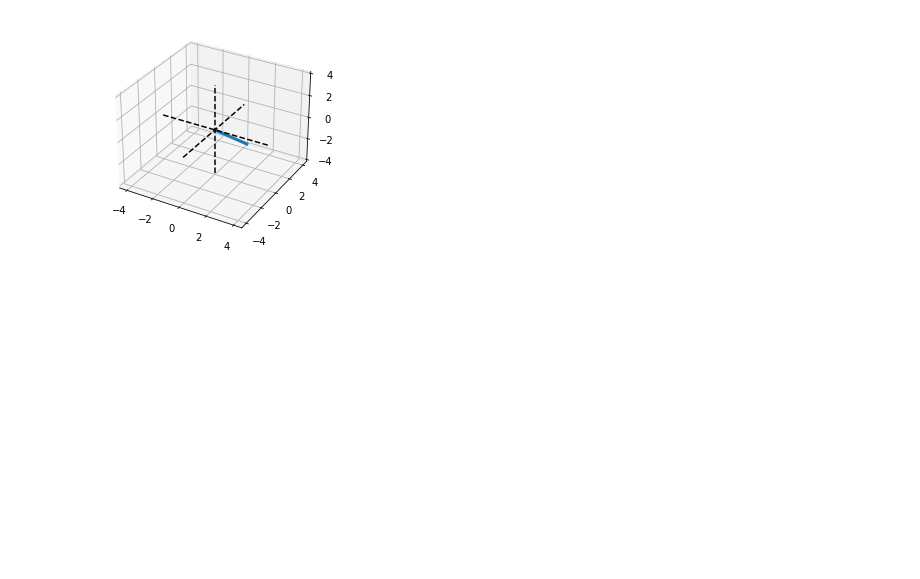
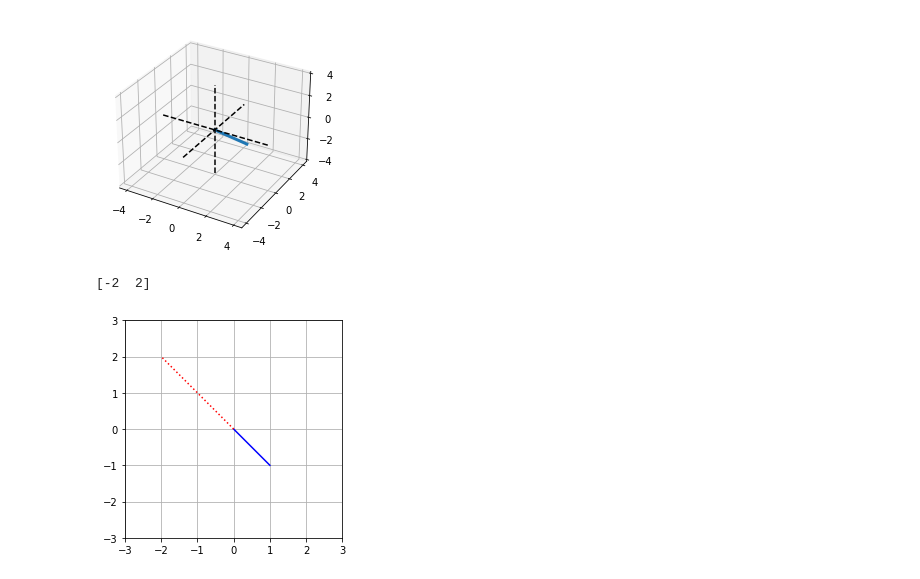
Before and after one commit to AdamKinyua/linear_algebra, a Jupyter notebook: plotting_2_3_D_graphs_jupyter.ipynb, the cells around one changed output. Drawn from its saved outputs; the diff is of its cells as text; code cells hidden in the pictures; blank space fills up the shorter version.

```diff
--- a/plotting_2_3_D_graphs_jupyter.ipynb
+++ b/plotting_2_3_D_graphs_jupyter.ipynb
@@ -35,3 +36,22 @@ ax.plot([-4,4], [0,0], [0,0], 'k--')
 plt.show()
 # %% [output]
 [figure]
+# %%
+# Vector scalar multiplication
+vector_1 = np.array([1, -1])
+l = -2 # l is a  scalar
+vector_1m = vector_1*l
+print(vector_1m) # m for modulated or altered
+
+#plotting
+plt.plot([0, vector_1[0]], [0, vector_1[1]], 'b', label='v1')
+plt.plot([0, vector_1m[0]], [0, vector_1m[1]], 'r:', label='\lambda vector_v1')
+
+plt.axis('square')
+axlim = max([abs(max(vector_1)), abs(max(vector_1m))])*1.5 #dynamic axis
+plt.axis((-axlim, axlim, -axlim, axlim))
+plt.grid()
+plt.show()
+# %% [output]
+[-2  2]
+[figure, added]
```
Also changed, not shown: parts of 4 cells of this notebook, 1 other file.
